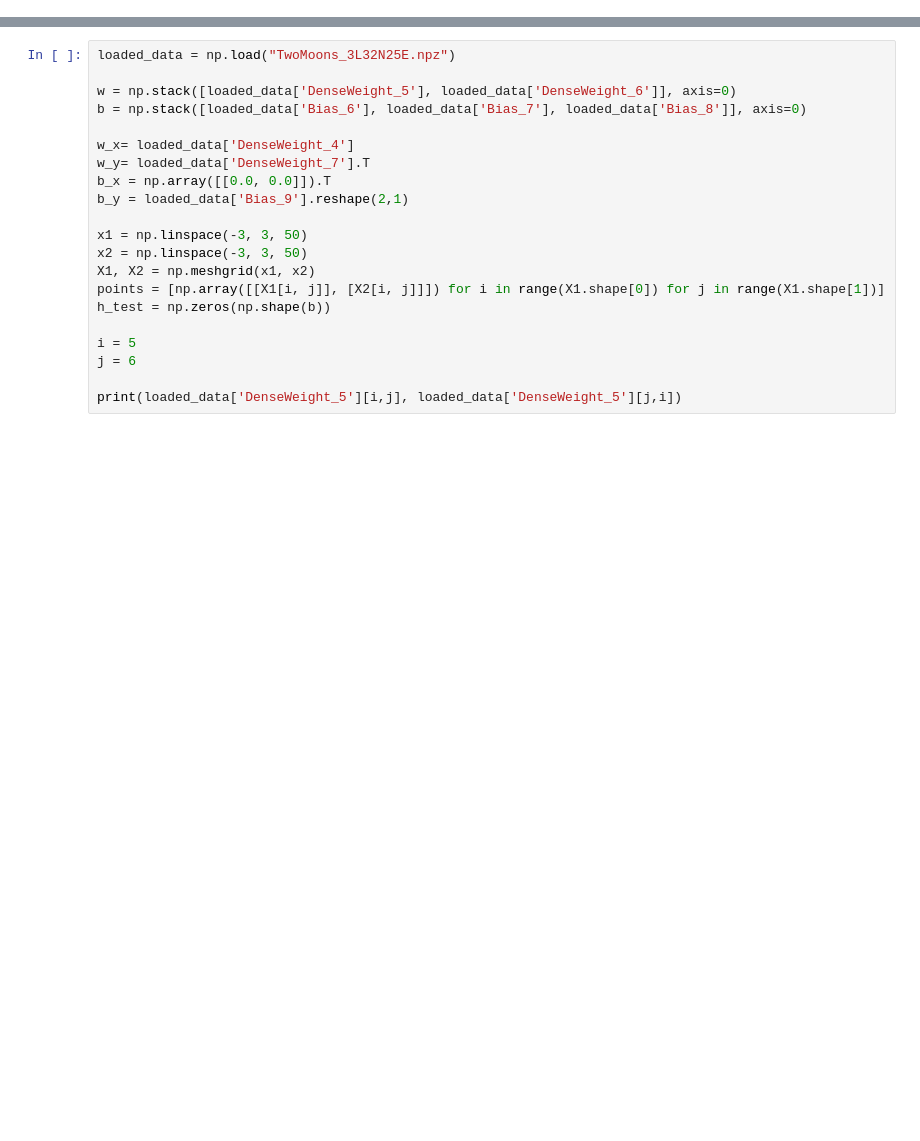
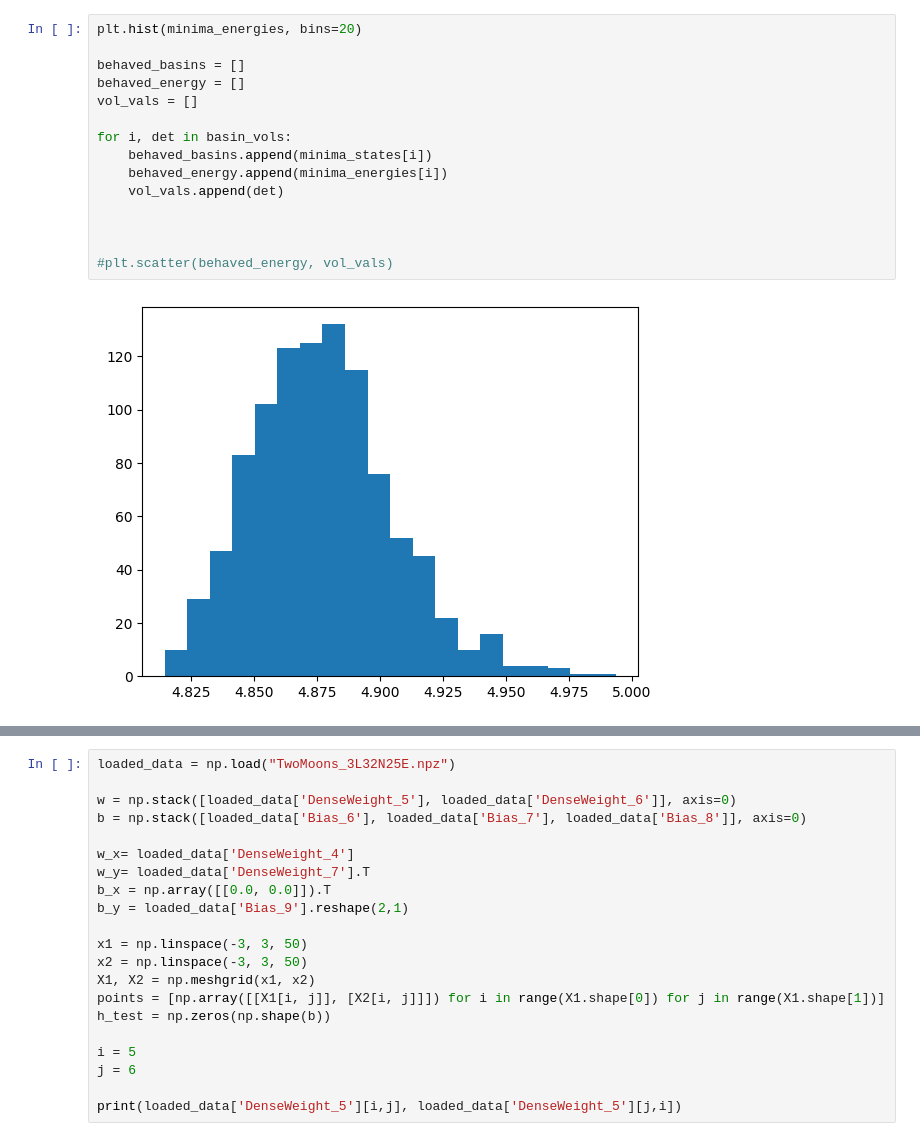
Before and after one commit to hhaller0826/energy-based-learning, a Jupyter notebook: demo_3.ipynb, the cells around one changed output, grey strips where cells are left out. Cells and saved outputs as stored; diff of their text form; blank space fills up the shorter version.

```diff
--- a/demo_3.ipynb
+++ b/demo_3.ipynb
@@ -2,0 +162,17 @@ import numpy as np
+# %%
+plt.hist(minima_energies, bins=20)
+
+behaved_basins = []
+behaved_energy = []
+vol_vals = []
+
+for i, det in basin_vols:
+    behaved_basins.append(minima_states[i])
+    behaved_energy.append(minima_energies[i])
+    vol_vals.append(det)
+
+
+
+#plt.scatter(behaved_energy, vol_vals)
+# %% [output]
+[figure, added]
```
Also changed, not shown: parts of 17 cells of this notebook, 4 other files.
